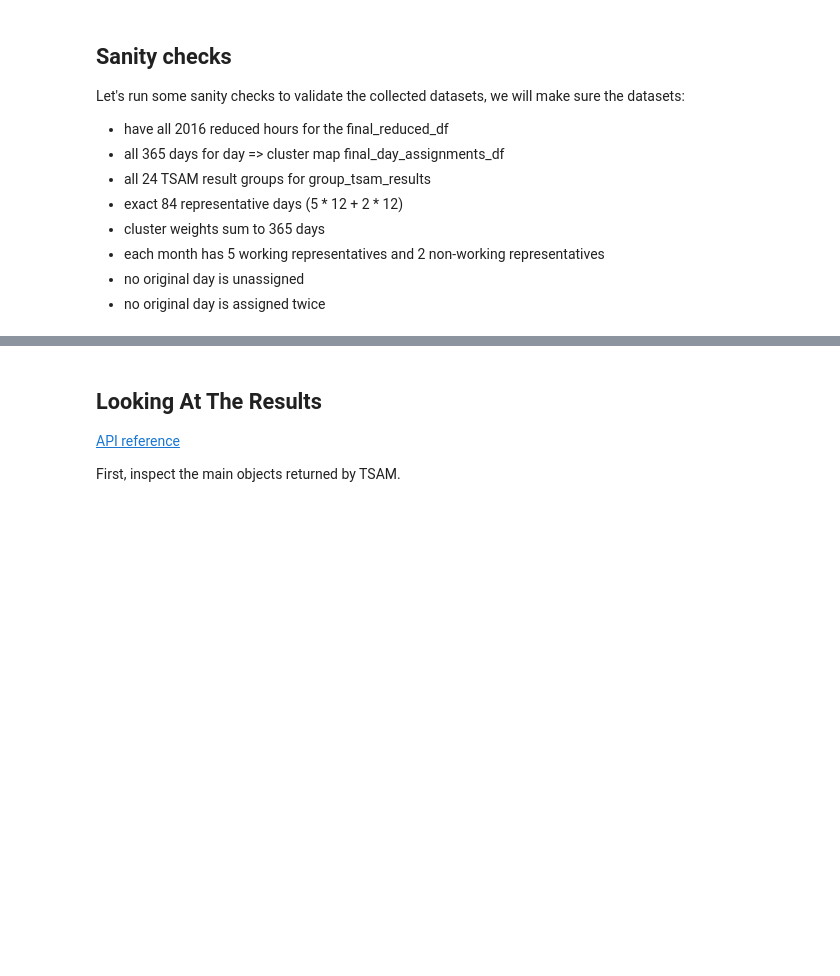
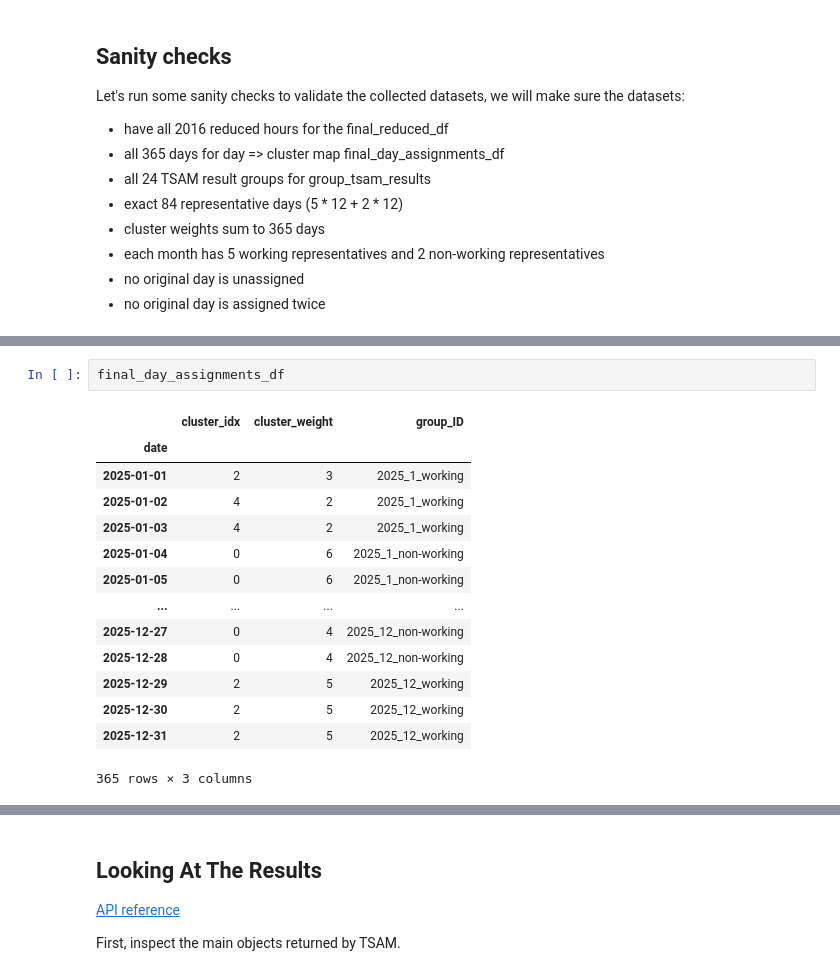
Before and after one commit to komaksym/tsam-notebook-workflows, a Jupyter notebook: src/approach_1.ipynb, the cells around one changed output, grey strips where cells are left out. Cells and saved outputs as stored; diff of their text form; blank space fills up the shorter version.

```diff
--- a/src/approach_1.ipynb
+++ b/src/approach_1.ipynb
@@ -649,0 +684,17 @@ Let's run some sanity checks to validate the collected datasets, we will make su
+# %%
+final_day_assignments_df
+# %% [output]
+|  | cluster_idx | cluster_weight | group_ID |
+| date |  |  |  |
+| 2025-01-01 | 2 | 3 | 2025_1_working |
+| 2025-01-02 | 4 | 2 | 2025_1_working |
+| 2025-01-03 | 4 | 2 | 2025_1_working |
+| 2025-01-04 | 0 | 6 | 2025_1_non-working |
+| 2025-01-05 | 0 | 6 | 2025_1_non-working |
+| ... | ... | ... | ... |
+| 2025-12-27 | 0 | 4 | 2025_12_non-working |
+| 2025-12-28 | 0 | 4 | 2025_12_non-working |
+| 2025-12-29 | 2 | 5 | 2025_12_working |
+| 2025-12-30 | 2 | 5 | 2025_12_working |
+| 2025-12-31 | 2 | 5 | 2025_12_working |
+365 rows × 3 columns
```
Also changed, not shown: parts of 5 cells of this notebook.
